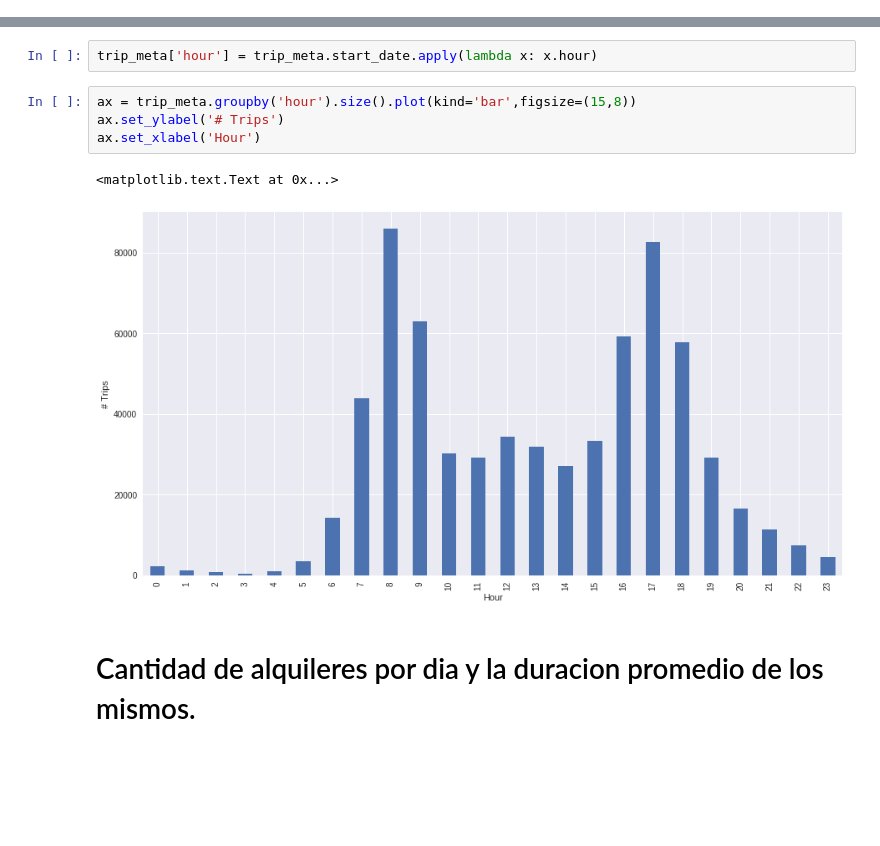
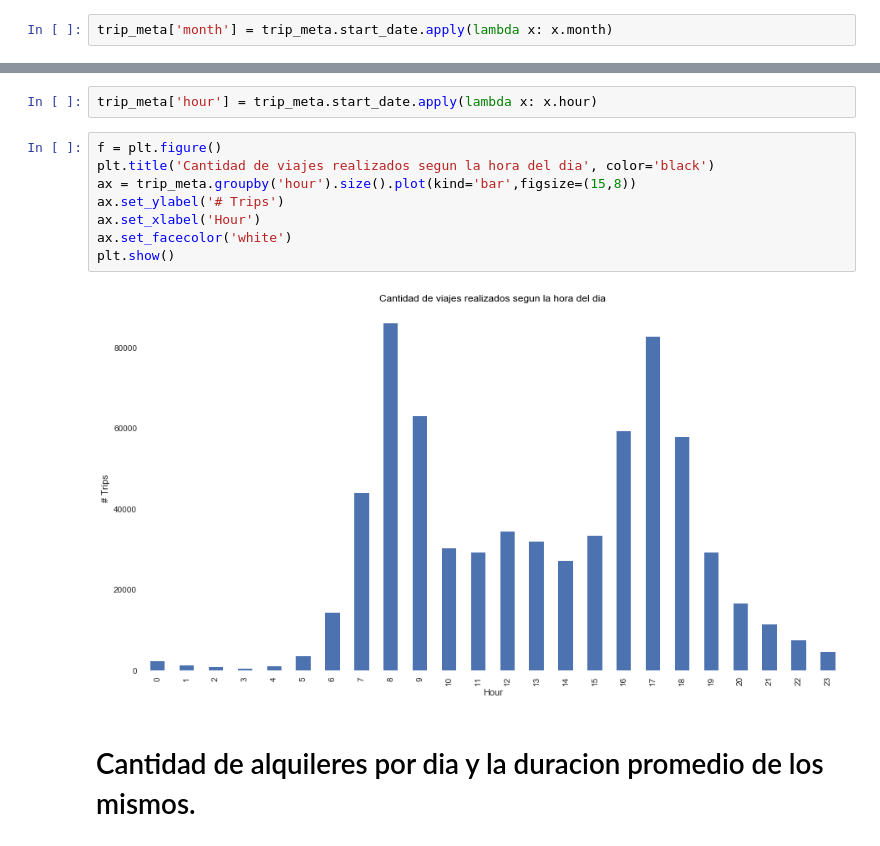
Before and after one commit to hernantain/Analisis-San-Francisco, a Jupyter notebook: analisis.ipynb, the cells around one changed output, grey strips where cells are left out. Drawn from its saved outputs; the diff is of its cells as text; blank space fills up the shorter version.

```diff
--- a/analisis.ipynb
+++ b/analisis.ipynb
@@ -247,0 +251,2 @@ cloudy_stats.groupby('cloud_cover').mean()['duration(min)'].plot(figsize=(14,4))
+# %%
+trip_meta['month'] = trip_meta.start_date.apply(lambda x: x.month)
@@ -250,12 +265,15 @@ cloudy_stats.groupby('cloud_cover').mean()['duration(min)'].plot(figsize=(14,4))
 # %%
 trip_meta['hour'] = trip_meta.start_date.apply(lambda x: x.hour)
 # %%
+f = plt.figure()
+plt.title('Cantidad de viajes realizados segun la hora del dia', color='black')
 ax = trip_meta.groupby('hour').size().plot(kind='bar',figsize=(15,8))
 ax.set_ylabel('# Trips')
 ax.set_xlabel('Hour')
+ax.set_facecolor('white')
+plt.show()
 # %% [output]
-<matplotlib.text.Text at 0x...>
-[figure, old version]
+[figure, new version]
 # %% [markdown]
 # Cantidad de alquileres por dia y la duracion promedio de los mismos.
 # %%
```
Also changed, not shown: parts of 17 cells of this notebook.
